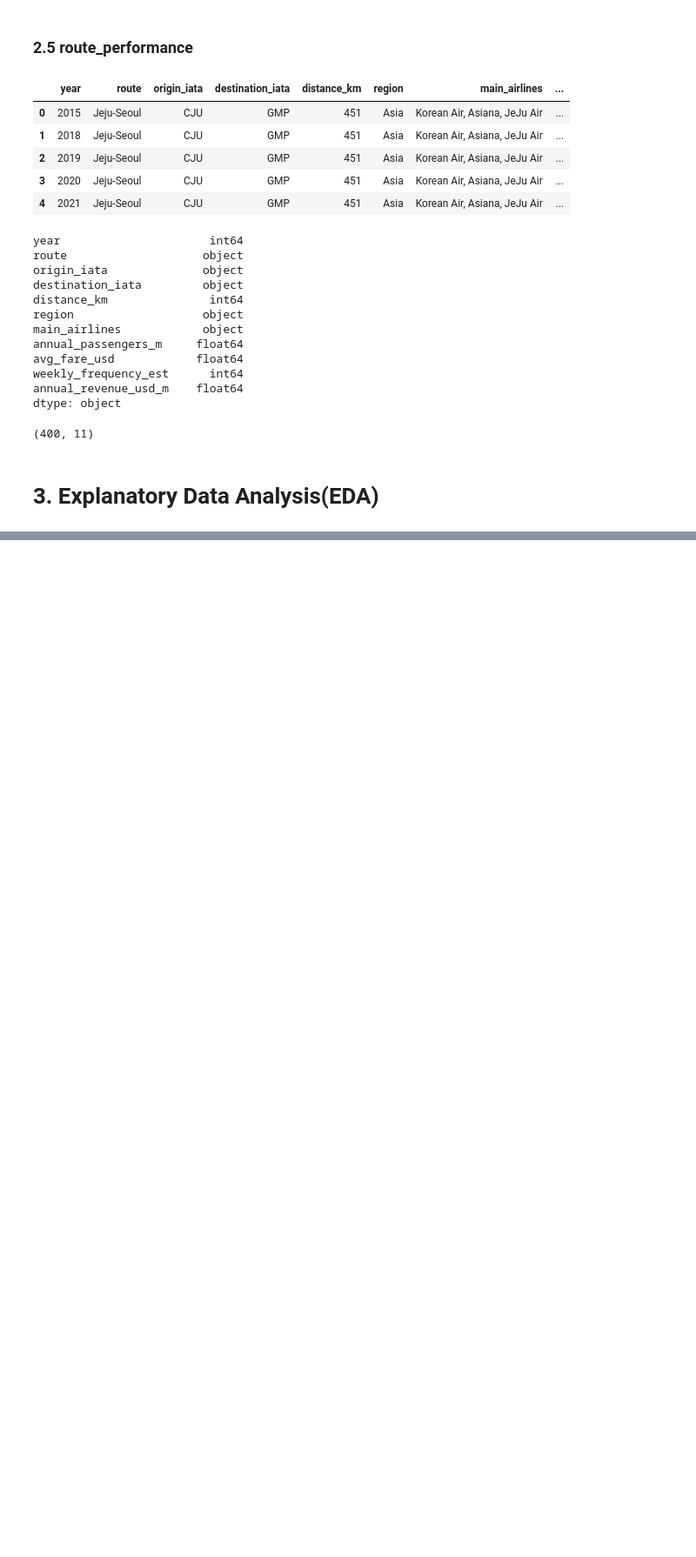
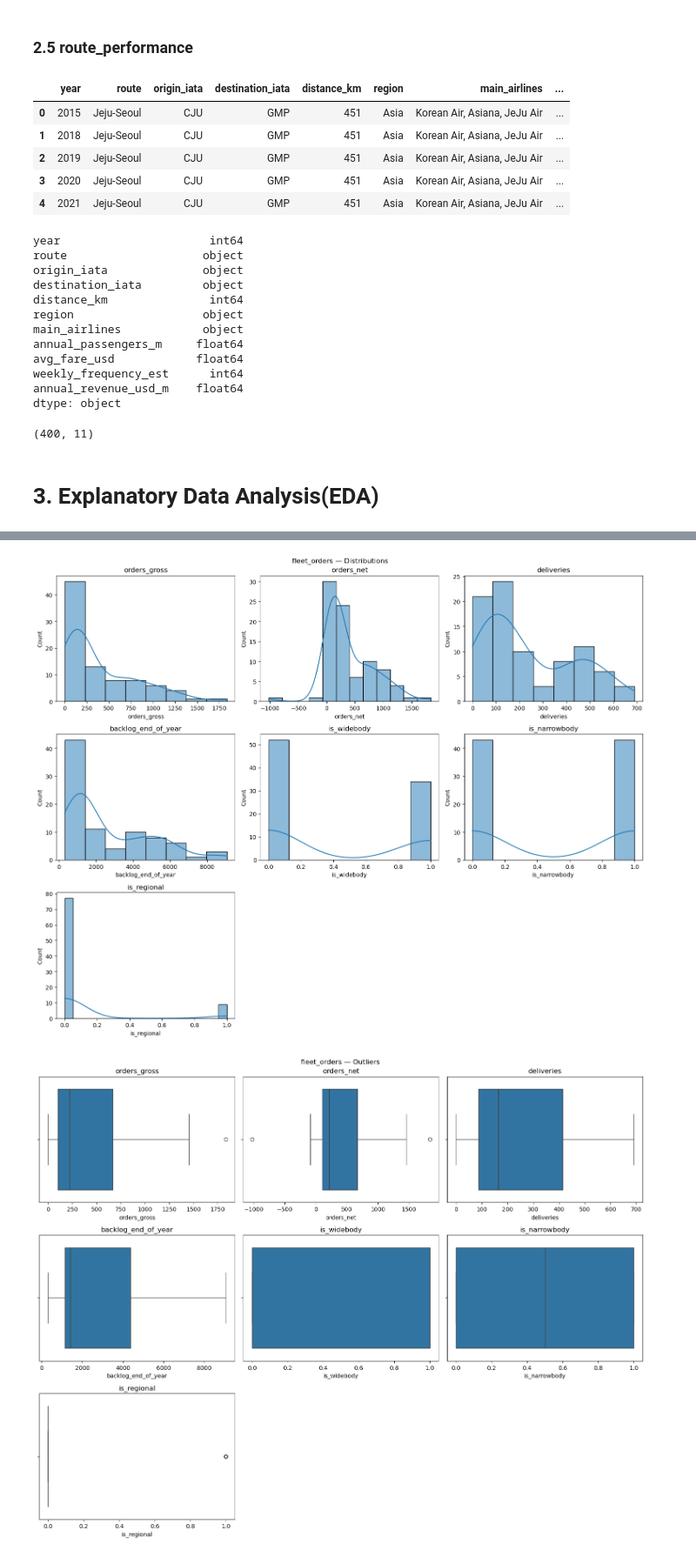
Before and after one commit to abdallahh07/boeing-airbus-market-share-prediction, a Jupyter notebook: research.ipynb, the cells around one changed output, grey strips where cells are left out. Shown at 87% size. Saved outputs shown, nothing was run; the diff lists cells and outputs as text; code cells hidden in the pictures; blank space fills up the shorter version.

```diff
--- a/research.ipynb
+++ b/research.ipynb
@@ -203,0 +319,5 @@ Name: count, dtype: int64
+# %%
+eda_charts(fleet_orders, "fleet_orders")
+# %% [output]
+[figure, added]
+[figure, added]
```
Also changed, not shown: parts of 11 cells of this notebook, 20 other files.
